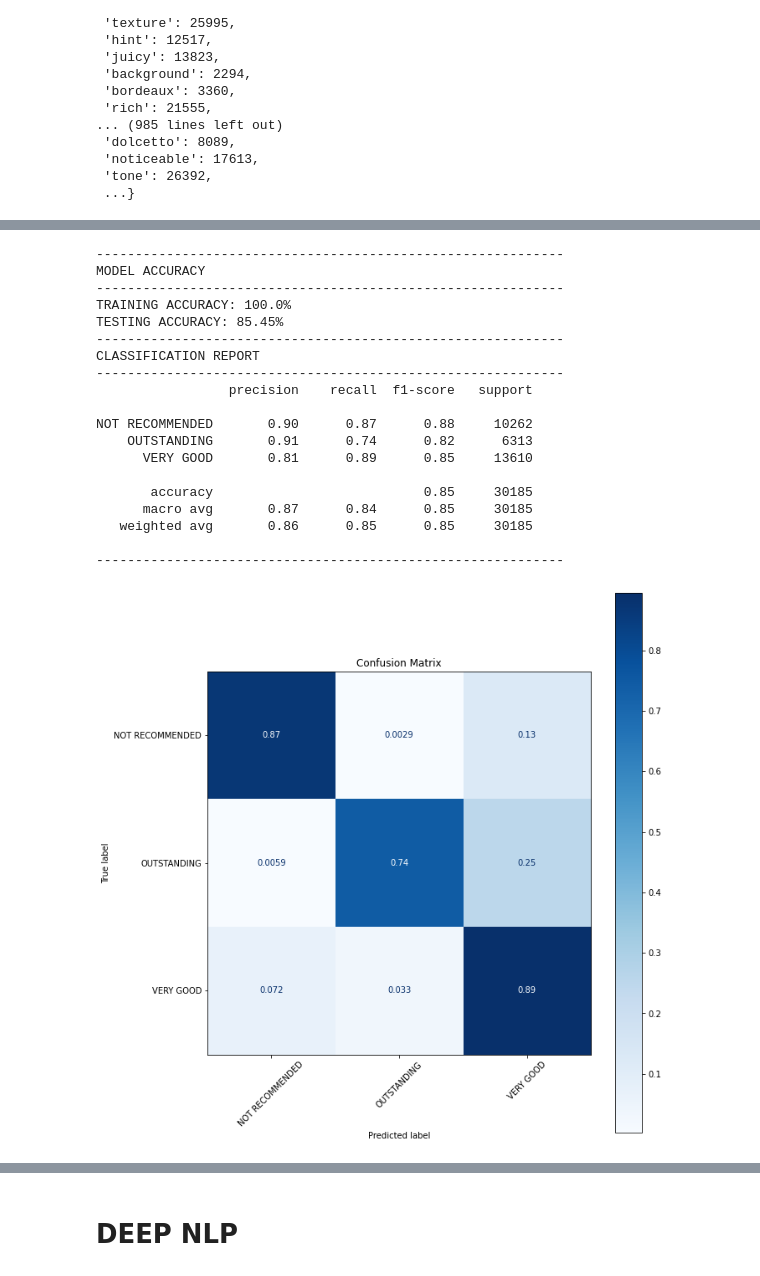
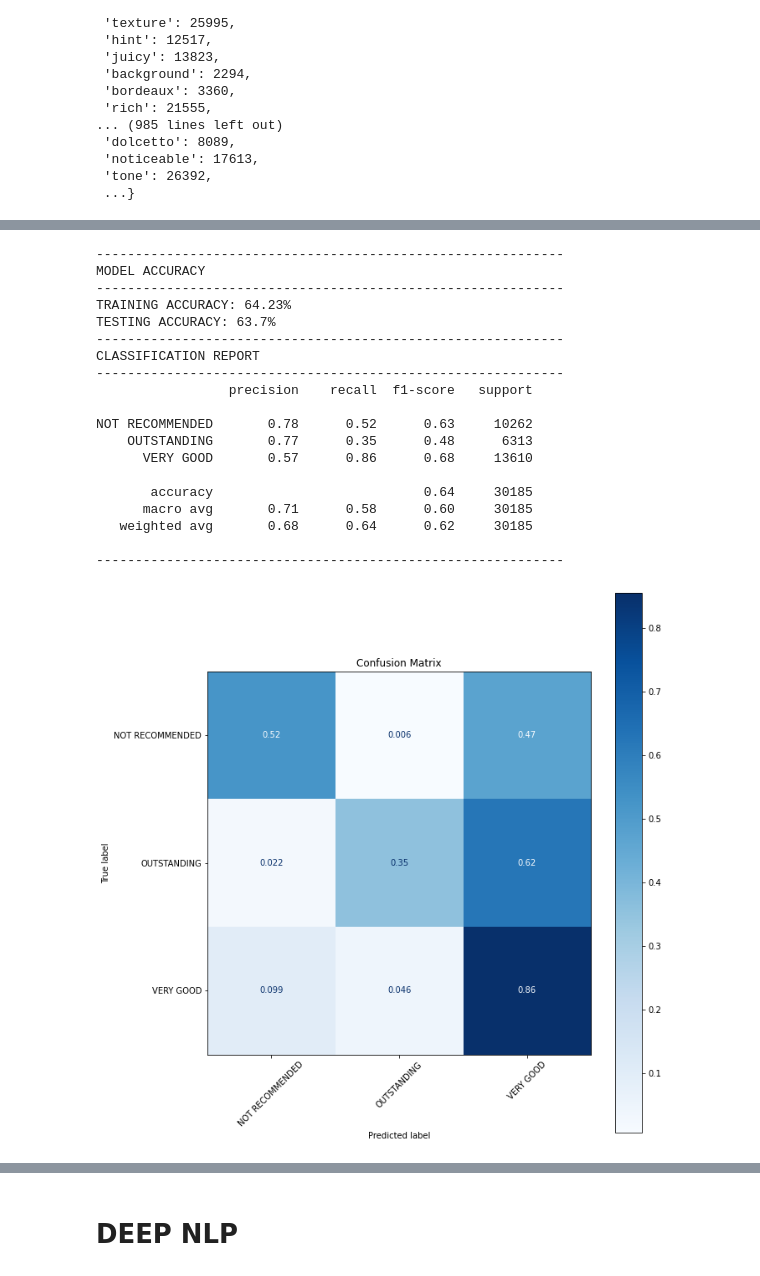
Before and after one commit to gabrieljarosi/dsc-mod-4-project-v2-1-onl01-dtsc-pt-052620, a Jupyter notebook: wine_main_notebook-Copy1.ipynb, the cells around one changed output, grey strips where cells are left out. Cells and saved outputs as stored; diff of their text form; code cells hidden in the pictures.

```diff
--- a/wine_main_notebook-Copy1.ipynb
+++ b/wine_main_notebook-Copy1.ipynb
@@ -167,6 +172,7 @@ stopwords_list[-1]
 # VANILLA RANDOM FORREST
 # %%
 rf = RandomForestClassifier(class_weight='balanced')
+xgb_clf = xgb.XGBClassifier(class_weight='balanced')
 # %%
 y = df['points'].copy()
 X=df['description'].copy()
@@ -411,28 +417,28 @@ def model_eval(model,X_train,y_train,X_test,y_test,classes=None,
     plt.show()
 # %%
 ## Evaluate Model using function
-model_eval(rf,X_train_tfidf,y_train,X_test_tfidf,y_test)
+model_eval(xgb_clf,X_train_tfidf,y_train,X_test_tfidf,y_test)
 # %% [output]
 ------------------------------------------------------------
 MODEL ACCURACY
 ------------------------------------------------------------
-TRAINING ACCURACY: 100.0%
-TESTING ACCURACY: 85.45%
+TRAINING ACCURACY: 64.23%
+TESTING ACCURACY: 63.7%
 ------------------------------------------------------------
 CLASSIFICATION REPORT
 ------------------------------------------------------------
                  precision    recall  f1-score   support
 
-NOT RECOMMENDED       0.90      0.87      0.88     10262
-    OUTSTANDING       0.91      0.74      0.82      6313
-      VERY GOOD       0.81      0.89      0.85     13610
+NOT RECOMMENDED       0.78      0.52      0.63     10262
+    OUTSTANDING       0.77      0.35      0.48      6313
+      VERY GOOD       0.57      0.86      0.68     13610
 
-       accuracy                           0.85     30185
-      macro avg       0.87      0.84      0.85     30185
-   weighted avg       0.86      0.85      0.85     30185
+       accuracy                           0.64     30185
+      macro avg       0.71      0.58      0.60     30185
+   weighted avg       0.68      0.64      0.62     30185
 
 ------------------------------------------------------------
-[figure, old version]
+[figure, new version]
 # %%
 # Plot the top 30 most important features
 with plt.style.context('seaborn-talk'):
```
Also changed, not shown: parts of 17 cells of this notebook, 6 other files.
